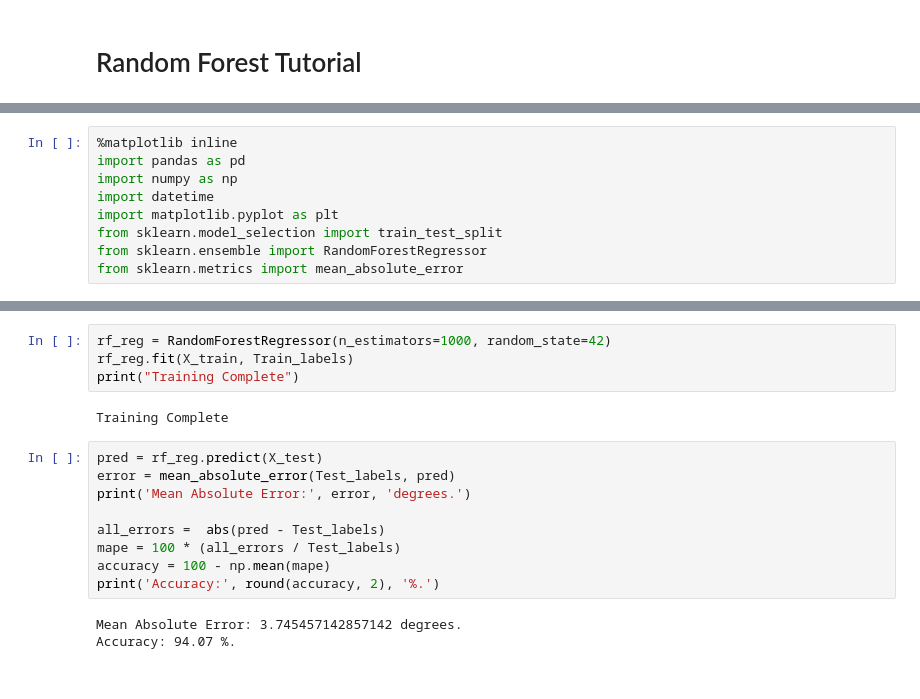
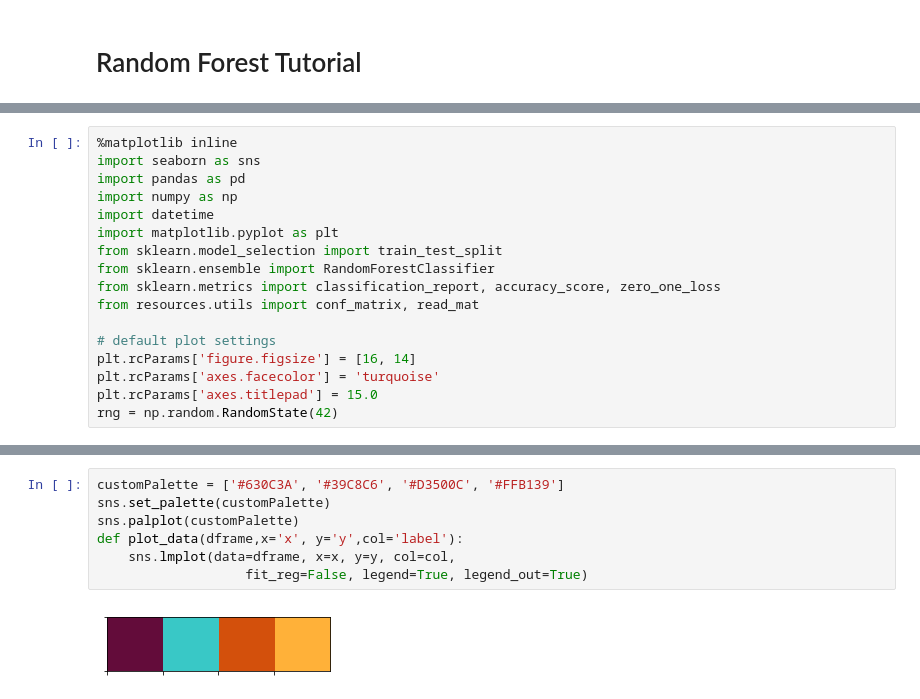
Before and after one commit to Anand191/AppliedDL, a Jupyter notebook: Random_Forest.ipynb, the cells around one changed output, grey strips where cells are left out. Drawn from its saved outputs; the diff is of its cells as text.

Commit message:
Random forest notebook finished

```diff
--- a/Random_Forest.ipynb
+++ b/Random_Forest.ipynb
@@ -9,9 +29,17 @@
 # %%
 %matplotlib inline
+import seaborn as sns
 import pandas as pd
 import numpy as np
 import datetime
 import matplotlib.pyplot as plt
 from sklearn.model_selection import train_test_split
-from sklearn.ensemble import RandomForestRegressor
-from sklearn.metrics import mean_absolute_error
+from sklearn.ensemble import RandomForestClassifier
+from sklearn.metrics import classification_report, accuracy_score, zero_one_loss
+from resources.utils import conf_matrix, read_mat
+
+# default plot settings
+plt.rcParams['figure.figsize'] = [16, 14]
+plt.rcParams['axes.facecolor'] = 'turquoise'
+plt.rcParams['axes.titlepad'] = 15.0
+rng = np.random.RandomState(42)
@@ -70,18 +46,9 @@ Testing Labels Shape: (70,)
-# %%
-rf_reg = RandomForestRegressor(n_estimators=1000, random_state=42)
-rf_reg.fit(X_train, Train_labels)
-print("Training Complete")
-# %% [output]
-Training Complete
-# %%
-pred = rf_reg.predict(X_test)
-error = mean_absolute_error(Test_labels, pred)
-print('Mean Absolute Error:', error, 'degrees.')
-
-all_errors =  abs(pred - Test_labels)
-mape = 100 * (all_errors / Test_labels)
-accuracy = 100 - np.mean(mape)
-print('Accuracy:', round(accuracy, 2), '%.')
-# %% [output]
-Mean Absolute Error: 3.745457142857142 degrees.
-Accuracy: 94.07 %.
+# %%
+customPalette = ['#630C3A', '#39C8C6', '#D3500C', '#FFB139']
+sns.set_palette(customPalette)
+sns.palplot(customPalette)
+def plot_data(dframe,x='x', y='y',col='label'):
+    sns.lmplot(data=dframe, x=x, y=y, col=col,
+                   fit_reg=False, legend=True, legend_out=True)
+# %% [output]
+[figure, added]
```
Also changed, not shown: parts of 16 cells of this notebook, 1 other file.
